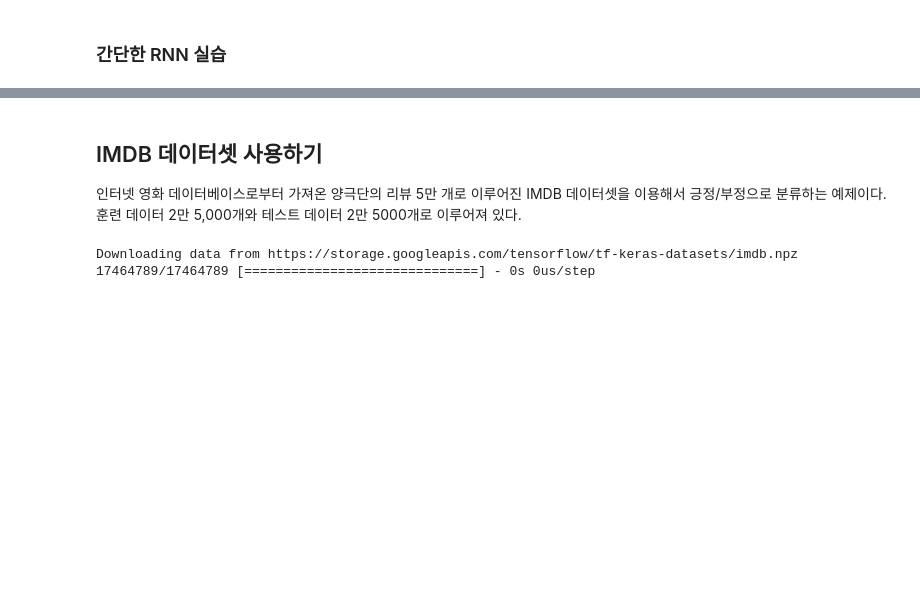
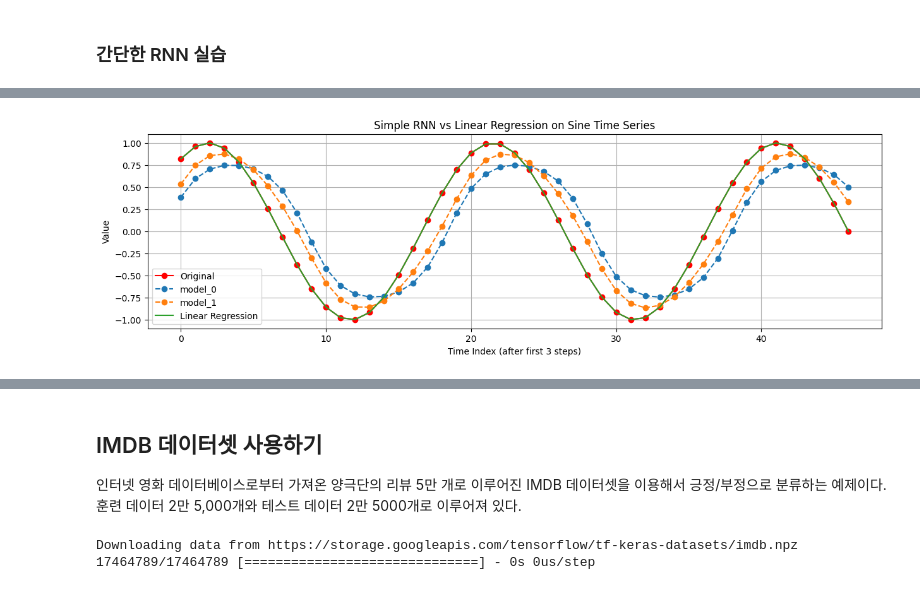
Before and after one commit to Youngpyoryu/Lecture_Note, a Jupyter notebook: 딥러닝/언어인지/Recurrent_neural_network_실습.ipynb, the cells around one changed output, grey strips where cells are left out. Drawn from its saved outputs; the diff is of its cells as text; code cells hidden in the pictures; blank space fills up the shorter version.

```diff
--- a/딥러닝/언어인지/Recurrent_neural_network_실습.ipynb
+++ b/딥러닝/언어인지/Recurrent_neural_network_실습.ipynb
@@ -605,0 +526,78 @@ plt.show()
+# %%
+#이전 시점 3개 값을 사용해 다음 시점 1개 값을 예측 (many-to-one)
+import numpy as np
+import matplotlib.pyplot as plt
+from sklearn.linear_model import LinearRegression
+
+from keras.models import Sequential
+from keras.layers import SimpleRNN, Dense
+
+# 데이터 생성(sin 파형 생성)
+n_points = 50
+freq = 0.125
+sine_series = np.sin(2 * np.pi * freq * np.linspace(0, 20, n_points))
+
+#(입력 3개 → 출력 1개) 시계열 데이터셋 구성
+timestep = 3  # t-3, t-2, t-1 → t 예측
+
+X_list, y_list = [], []
+
+for t in range(timestep, len(sine_series)):
+    # t-3, t-2, t-1
+    past_values = [sine_series[t - k] for k in range(timestep, 0, -1)]
+    X_list.append(past_values)
+    # t 시점 값
+    y_list.append(sine_series[t])
+
+X = np.array(X_list).reshape(-1, timestep, 1)  # (n_samples, timesteps, features)
+y = np.array(y_list).reshape(-1, 1)            # (n_samples, 1)
+
+# 선형회귀 모델
+linear_reg = LinearRegression()
+linear_reg.fit(X.reshape(len(X), timestep), y)
+
+#  Simple RNN 모델 정의
+np.random.seed(0)  # 재현성 확보
+
+models = [
+    # model_0: RNN만 사용
+    Sequential([
+        SimpleRNN(units=1, input_shape=(timestep, 1)),
+    ]),
+
+    # model_1: RNN + Dense 레이어 추가
+    Sequential([
+        SimpleRNN(units=1, input_shape=(timestep, 1)),
+        Dense(10, activation='linear'),
+        Dense(1, activation='linear'),
+    ]),
+]
+
+#모델 학습
+for i, model in enumerate(models):
+    model.compile(loss='mse', optimizer='sgd')
+    model.fit(X, y, epochs=150, verbose=0)
+    print(f"--- model_{i}: training complete ---")
+
+#  예측 및 시각화
+plt.figure(figsize=(15, 4))
+
+# 원래 시계열 (입력 구간 이후부터)
+plt.plot(sine_series[timestep:], 'ro-', label='Original')
+
+# RNN 모델 예측
+for i, model in enumerate(models):
+    y_pred_rnn = model.predict(X)
+    plt.plot(y_pred_rnn, '--o', label=f'model_{i}')
+
+# 선형회귀 예측
+y_pred_lin = linear_reg.predict(X.reshape(len(X), timestep))
+plt.plot(y_pred_lin, label='Linear Regression')
+
+plt.legend()
+plt.title('Simple RNN vs Linear Regression on Sine Time Series')
+plt.xlabel('Time Index (after first 3 steps)')
+plt.ylabel('Value')
+plt.grid(True)
+plt.show()
+# %% [output]
@@ -605,0 +608 @@ plt.show()
+[figure, added]
```
Also changed, not shown: parts of 91 cells of this notebook.
